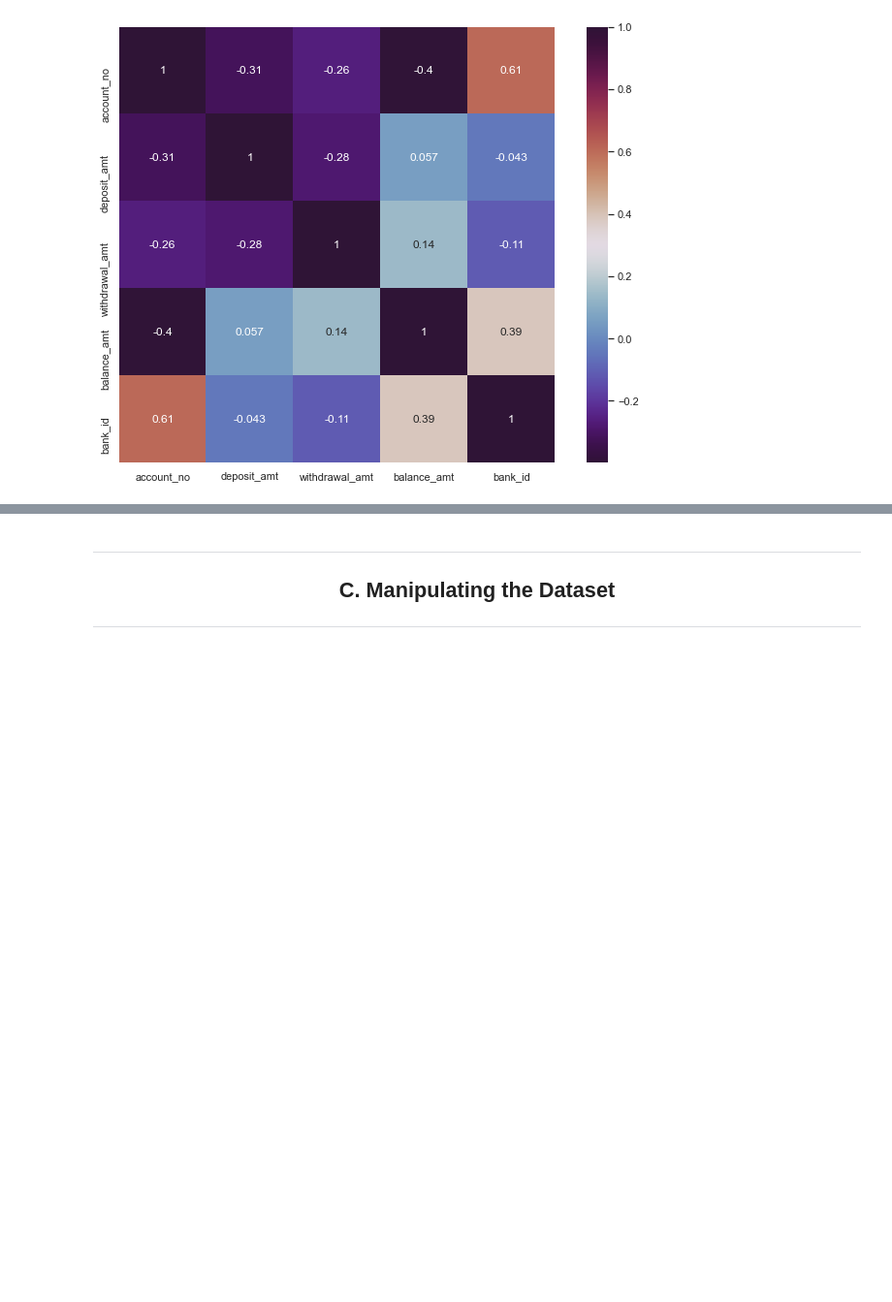
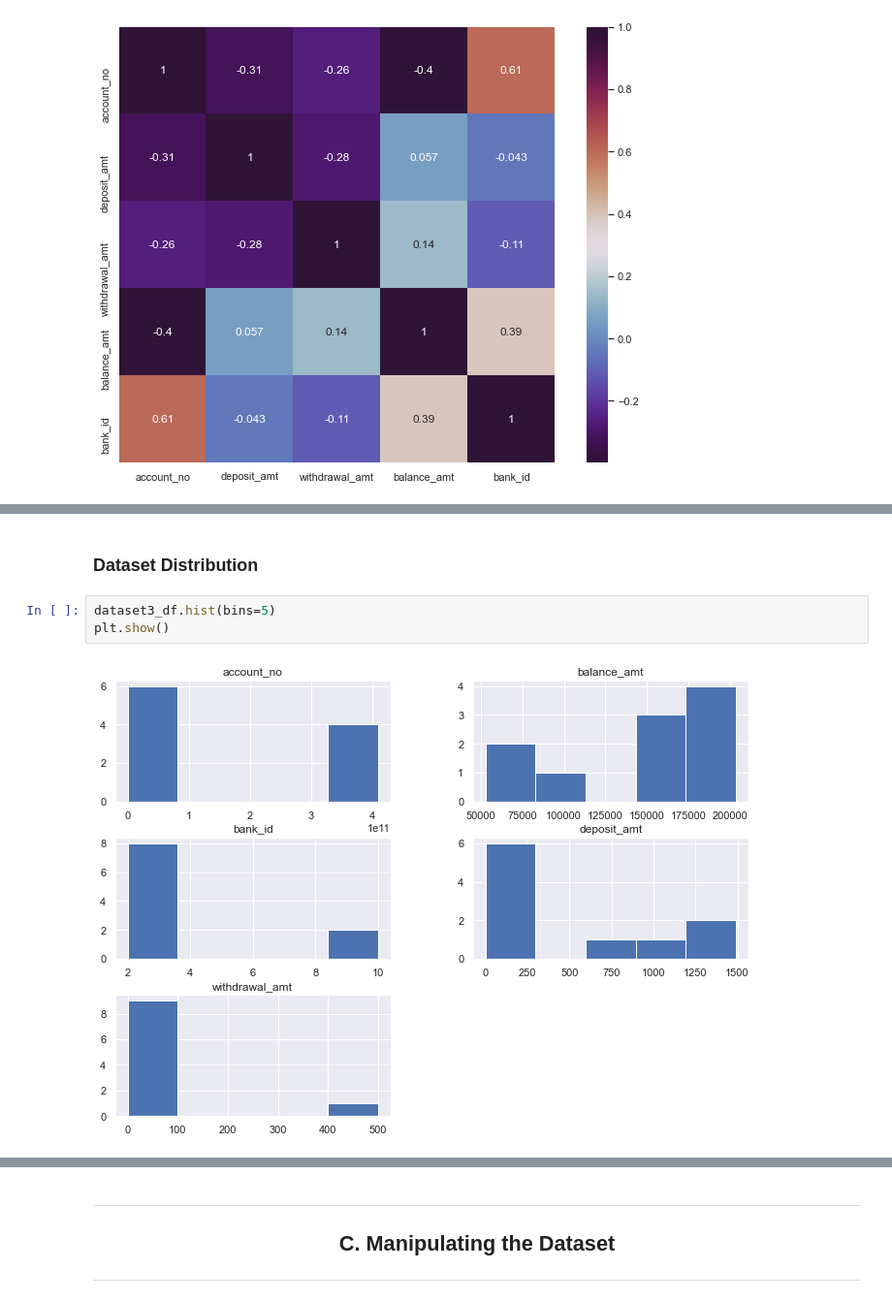
Before and after one commit to akashyanpure/Bank-Transactions-EDA, a Jupyter notebook: Akash_yanpure_Interview_task.ipynb, the cells around one changed output, grey strips where cells are left out. Shown: that part at 97% size. Cells and saved outputs as stored; diff of their text form; blank space fills up the shorter version.

```diff
--- a/Akash_yanpure_Interview_task.ipynb
+++ b/Akash_yanpure_Interview_task.ipynb
@@ -387,0 +436,7 @@ sn.heatmap(dataset3_df.corr(),square=True,annot=True,cmap= 'twilight_shifted')
+# %% [markdown]
+### Dataset Distribution
+# %%
+dataset3_df.hist(bins=5)
+plt.show()
+# %% [output]
+[figure, added]
```
Also changed, not shown: parts of 15 cells of this notebook.
